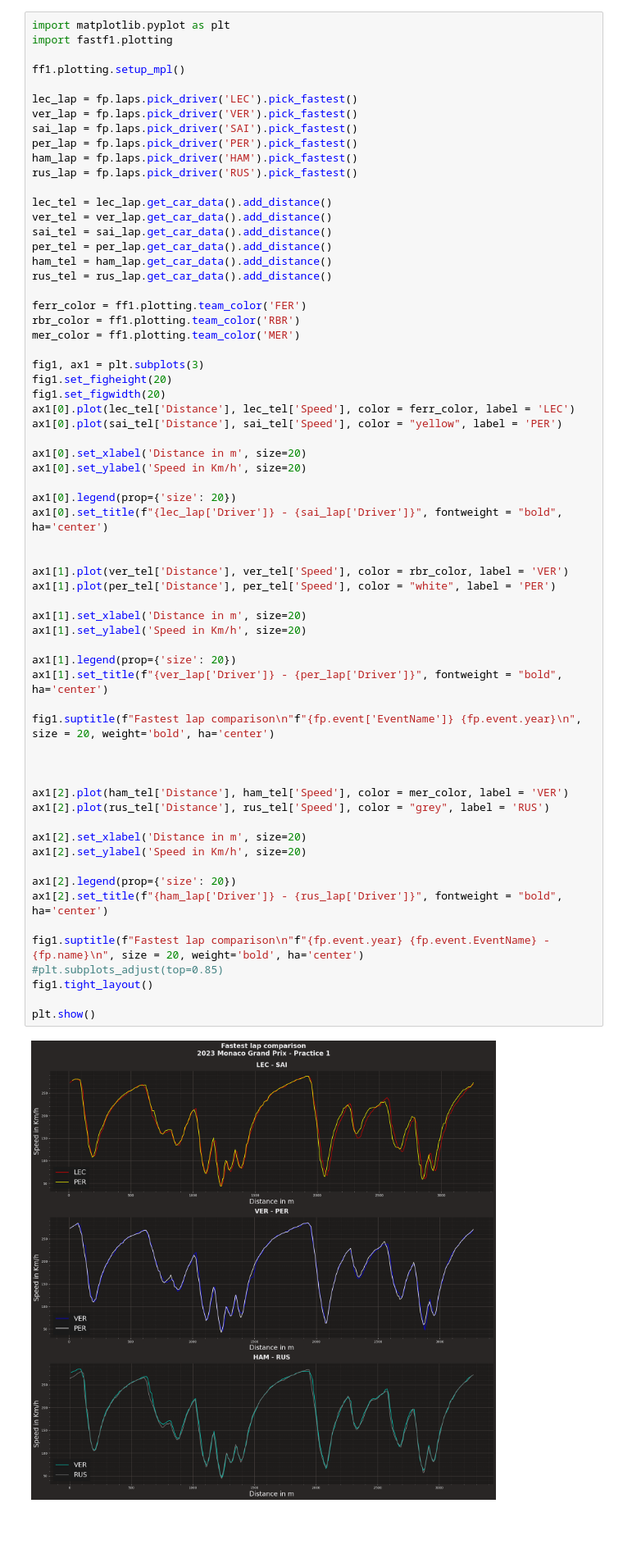
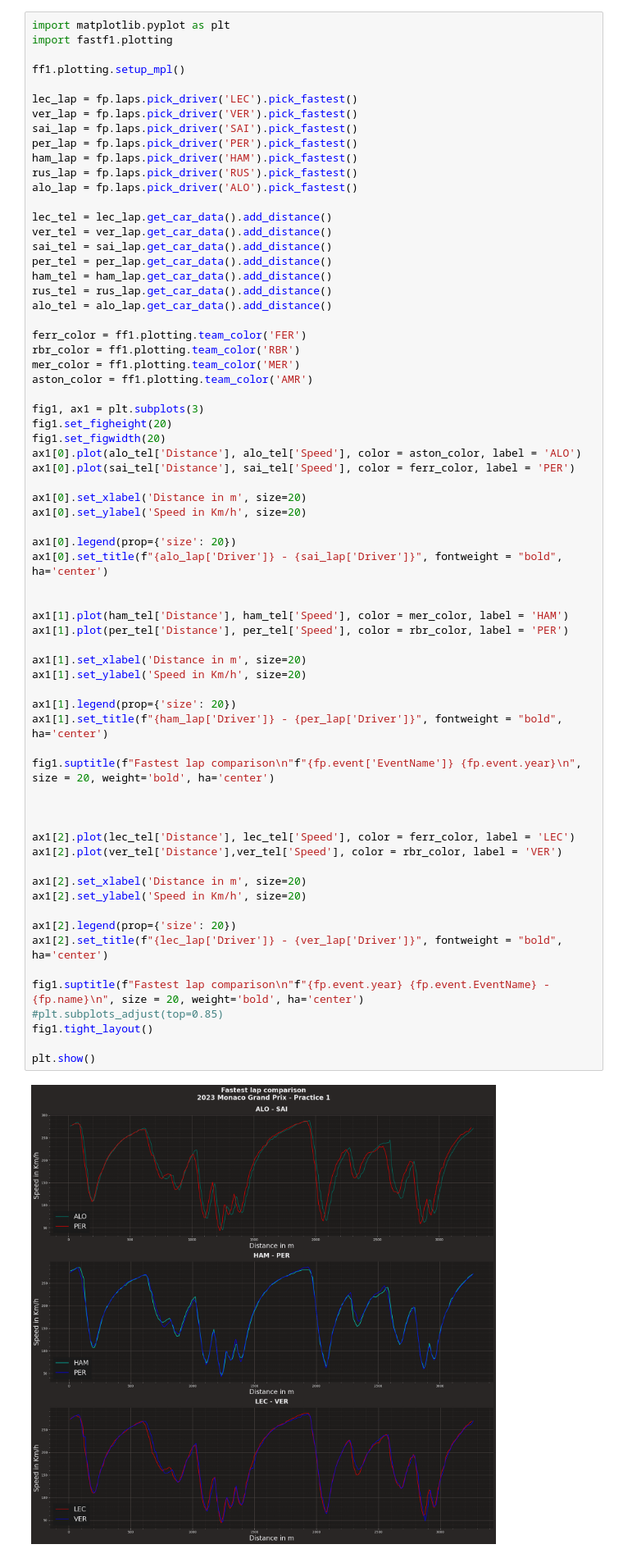
Before and after one commit to Rick8998/Monaco2023F1, a Jupyter notebook: SessionAnalysis/fp1.ipynb, the cells around one changed output. Shown at 82% size. Cells and saved outputs as stored; diff of their text form; blank space fills up the shorter version.

```diff
--- a/SessionAnalysis/fp1.ipynb
+++ b/SessionAnalysis/fp1.ipynb
@@ -113,6 +113,7 @@ sai_lap = fp.laps.pick_driver('SAI').pick_fastest()
 per_lap = fp.laps.pick_driver('PER').pick_fastest()
 ham_lap = fp.laps.pick_driver('HAM').pick_fastest()
 rus_lap = fp.laps.pick_driver('RUS').pick_fastest()
+alo_lap = fp.laps.pick_driver('ALO').pick_fastest()
 
 lec_tel = lec_lap.get_car_data().add_distance()
 ver_tel = ver_lap.get_car_data().add_distance()
@@ -120,50 +121,52 @@ sai_tel = sai_lap.get_car_data().add_distance()
 per_tel = per_lap.get_car_data().add_distance()
 ham_tel = ham_lap.get_car_data().add_distance()
 rus_tel = rus_lap.get_car_data().add_distance()
+alo_tel = alo_lap.get_car_data().add_distance()
 
 ferr_color = ff1.plotting.team_color('FER')
 rbr_color = ff1.plotting.team_color('RBR')
 mer_color = ff1.plotting.team_color('MER')
+aston_color = ff1.plotting.team_color('AMR')
 
 fig1, ax1 = plt.subplots(3)
 fig1.set_figheight(20)
 fig1.set_figwidth(20)
-ax1[0].plot(lec_tel['Distance'], lec_tel['Speed'], color = ferr_color, label = 'LEC')
-ax1[0].plot(sai_tel['Distance'], sai_tel['Speed'], color = "yellow", label = 'PER')
+ax1[0].plot(alo_tel['Distance'], alo_tel['Speed'], color = aston_color, label = 'ALO')
+ax1[0].plot(sai_tel['Distance'], sai_tel['Speed'], color = ferr_color, label = 'PER')
 
 ax1[0].set_xlabel('Distance in m', size=20)
 ax1[0].set_ylabel('Speed in Km/h', size=20)
 
 ax1[0].legend(prop={'size': 20})
-ax1[0].set_title(f"{lec_lap['Driver']} - {sai_lap['Driver']}", fontweight = "bold", ha='center')
+ax1[0].set_title(f"{alo_lap['Driver']} - {sai_lap['Driver']}", fontweight = "bold", ha='center')
 
 
-ax1[1].plot(ver_tel['Distance'], ver_tel['Speed'], color = rbr_color, label = 'VER')
-ax1[1].plot(per_tel['Distance'], per_tel['Speed'], color = "white", label = 'PER')
+ax1[1].plot(ham_tel['Distance'], ham_tel['Speed'], color = mer_color, label = 'HAM')
+ax1[1].plot(per_tel['Distance'], per_tel['Speed'], color = rbr_color, label = 'PER')
 
 ax1[1].set_xlabel('Distance in m', size=20)
 ax1[1].set_ylabel('Speed in Km/h', size=20)
 
 ax1[1].legend(prop={'size': 20})
-ax1[1].set_title(f"{ver_lap['Driver']} - {per_lap['Driver']}", fontweight = "bold", ha='center')
+ax1[1].set_title(f"{ham_lap['Driver']} - {per_lap['Driver']}", fontweight = "bold", ha='center')
 
 fig1.suptitle(f"Fastest lap comparison\n"f"{fp.event['EventName']} {fp.event.year}\n", size = 20, weight='bold', ha='center')
 
 
 
-ax1[2].plot(ham_tel['Distance'], ham_tel['Speed'], color = mer_color, label = 'VER')
-ax1[2].plot(rus_tel['Distance'], rus_tel['Speed'], color = "grey", label = 'RUS')
+ax1[2].plot(lec_tel['Distance'], lec_tel['Speed'], color = ferr_color, label = 'LEC')
+ax1[2].plot(ver_tel['Distance'],ver_tel['Speed'], color = rbr_color, label = 'VER')
 
 ax1[2].set_xlabel('Distance in m', size=20)
 ax1[2].set_ylabel('Speed in Km/h', size=20)
 
 ax1[2].legend(prop={'size': 20})
-ax1[2].set_title(f"{ham_lap['Driver']} - {rus_lap['Driver']}", fontweight = "bold", ha='center')
+ax1[2].set_title(f"{lec_lap['Driver']} - {ver_lap['Driver']}", fontweight = "bold", ha='center')
 
 fig1.suptitle(f"Fastest lap comparison\n"f"{fp.event.year} {fp.event.EventName} - {fp.name}\n", size = 20, weight='bold', ha='center')
 #plt.subplots_adjust(top=0.85)
 fig1.tight_layout()
 
 plt.show()
 # %% [output]
-[figure, old version]
+[figure, new version]
```
